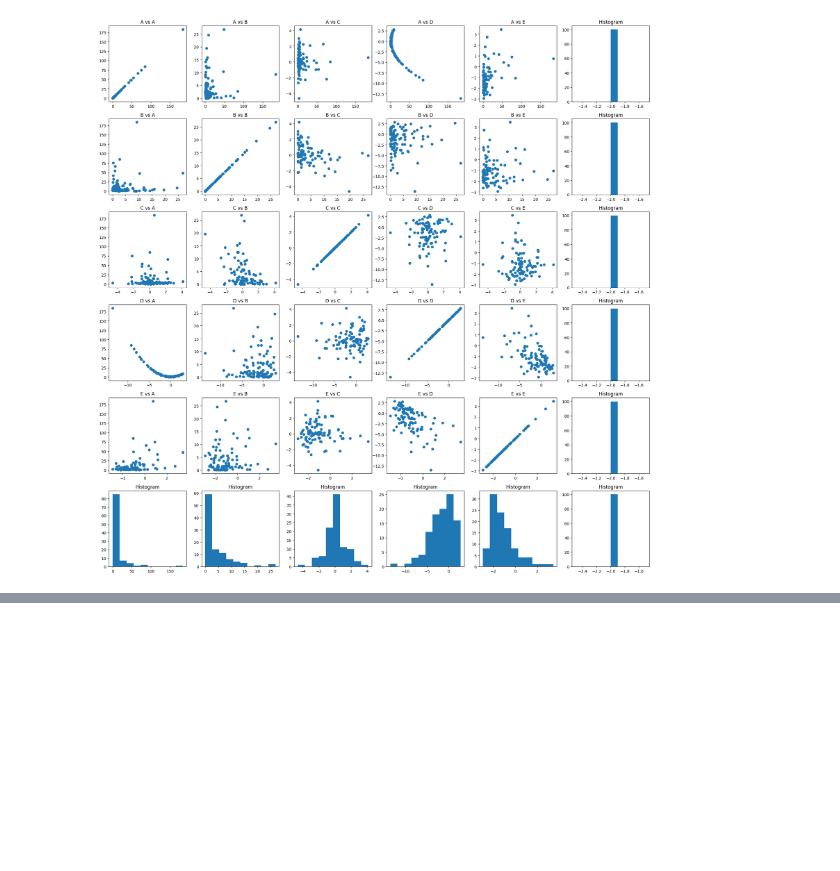
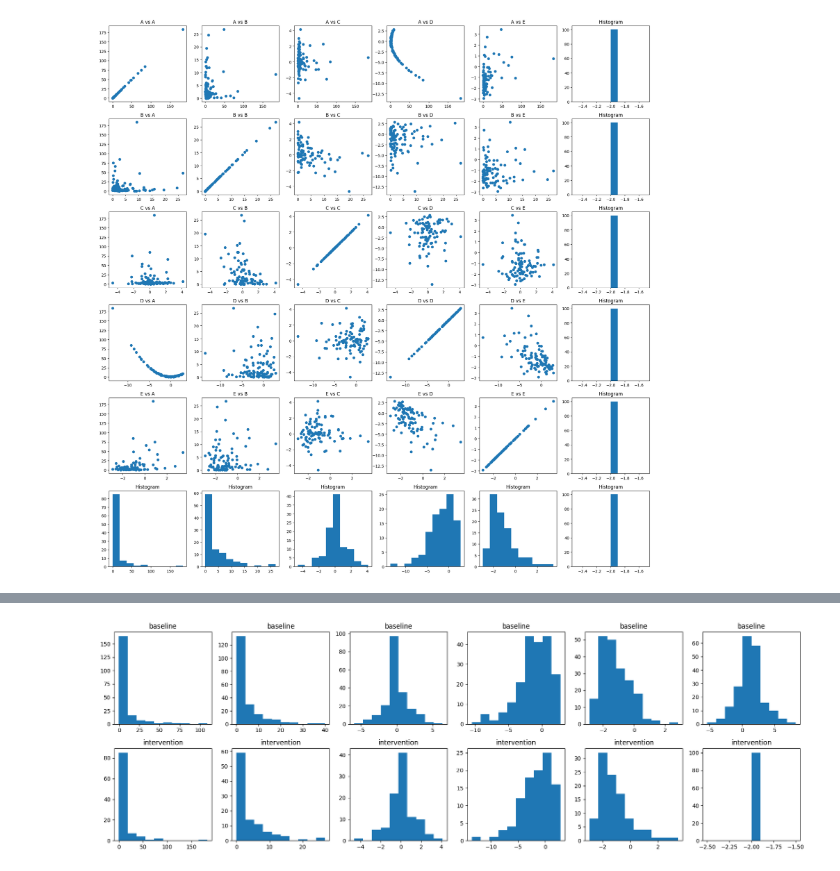
Before and after one commit to katinka314/AL_graph_project, a Jupyter notebook: main.ipynb, the cells around one changed output, grey strips where cells are left out. Saved outputs shown, nothing was run; the diff lists cells and outputs as text; code cells hidden in the pictures; blank space fills up the shorter version.

```diff
--- a/main.ipynb
+++ b/main.ipynb
@@ -65,5 +67,4 @@ plot_grid_hist(intFm2_data, n=6, idx=5)
 # %%
-plt.hist(intFm2_data[:,0], bins = 20)
-plt.show()
-plt.hist(basedata[:,0] * 1.6, bins = 20)
-plt.show()
+plot_pairwise_hist(basedata, intFm2_data)
+# %% [output]
+[figure, added]
```
Also changed, not shown: parts of 5 cells of this notebook.
